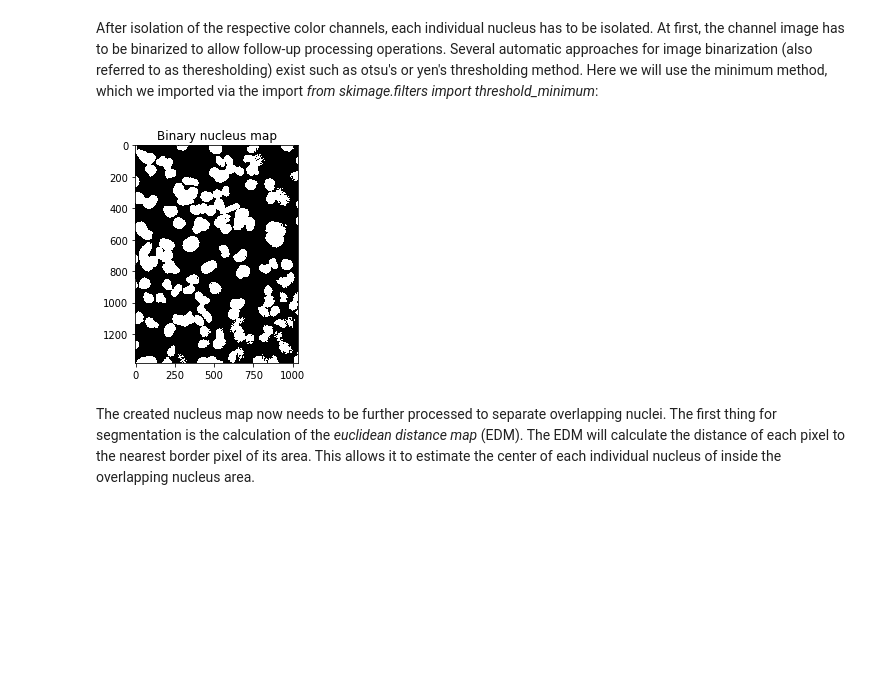
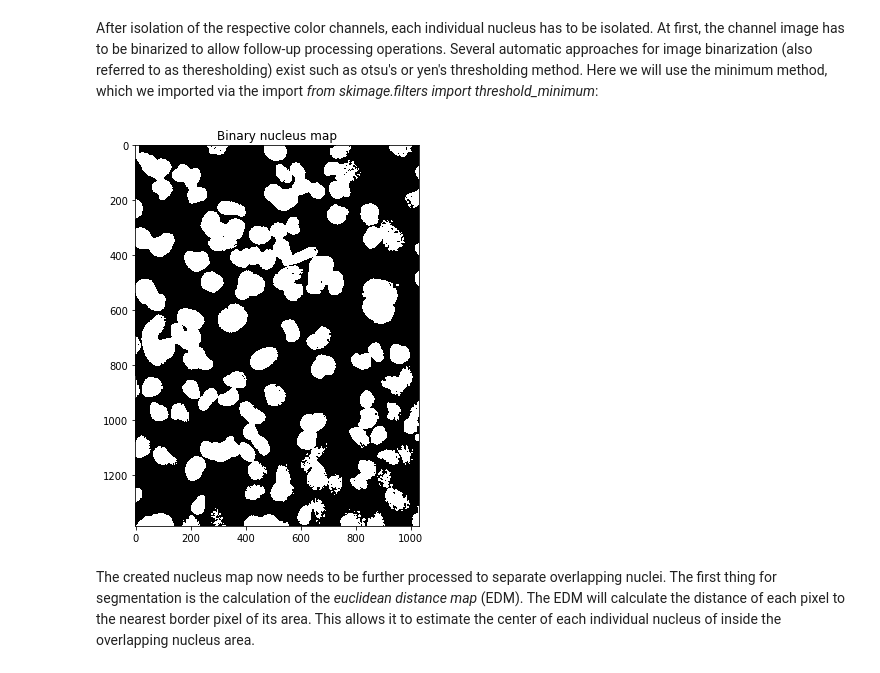
Before and after one commit to SilMon/DSB-Analysis-Notebook, a Jupyter notebook: DSB Analysis Python.ipynb, the cells around one changed output. Saved outputs shown, nothing was run; the diff lists cells and outputs as text; code cells hidden in the pictures; blank space fills up the shorter version.

```diff
--- a/DSB Analysis Python.ipynb
+++ b/DSB Analysis Python.ipynb
@@ -58,14 +59,15 @@ After isolation of the respective color channels, each individual nucleus has to
 # %%
 # At first, the individual thresholds for each pixel of the channel have to be calculated
 thresholds = threshold_minimum(blue)
 # Then the thresholded image has to be created
 nuc_map = blue > thresholds
 # Show the created binary map of the nuclei. The white area marks the identified nuclei
+plt.figure(figsize=(7,7))
 plt.imshow(nuc_map, cmap='gray')
 plt.title("Binary nucleus map")
 plt.show()
 # %% [output]
-[figure, old version]
+[figure, new version]
 # %% [markdown]
 The created nucleus map now needs to be further processed to separate overlapping nuclei. The first thing for segmentation is the calculation of the *euclidean distance map* (EDM). The EDM will calculate the distance of each pixel to the nearest border pixel of its area. This allows it to estimate the center of each individual nucleus of inside the overlapping nucleus area.
 # %%
```
Also changed, not shown: parts of 3 cells of this notebook.
